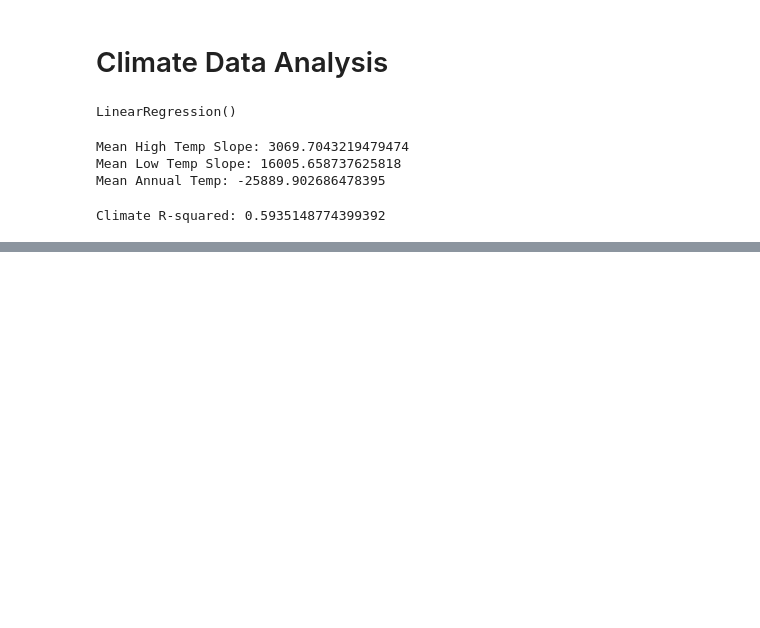
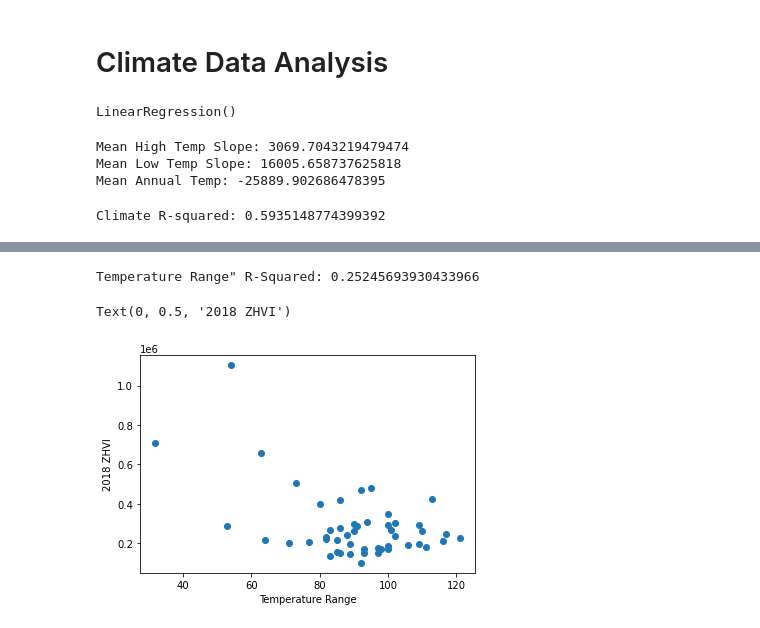
Before and after one commit to Wichaelian/INFO2950, a Jupyter notebook: Phase IV.ipynb, the cells around one changed output, grey strips where cells are left out. Saved outputs shown, nothing was run; the diff lists cells and outputs as text; code cells hidden in the pictures; blank space fills up the shorter version.

Commit message:
temperature range addition and analysis

```diff
--- a/Phase IV.ipynb
+++ b/Phase IV.ipynb
@@ -630,0 +632,12 @@ Text(0, 0.5, '2018 ZHVI')
+# %%
+msazhvi["Temperature Range"] = msazhvi['Mean High Temp'] - msazhvi['Mean Low Temp']
+rangeModel = LinearRegression()
+rangeModel.fit(msazhvi[["Temperature Range"]], msazhvi['2018 ZHVI'])
+print('Temperature Range" R-Squared: ' + str(rangeModel.score(msazhvi[['Temperature Range']], msazhvi['2018 ZHVI'])))
+plt.scatter(msazhvi['Temperature Range'], msazhvi['2018 ZHVI'])
+plt.xlabel('Temperature Range')
+plt.ylabel('2018 ZHVI')
+# %% [output]
+Temperature Range" R-Squared: 0.25245693930433966
+Text(0, 0.5, '2018 ZHVI')
+[figure, added]
```
Also changed, not shown: parts of 7 cells of this notebook.
